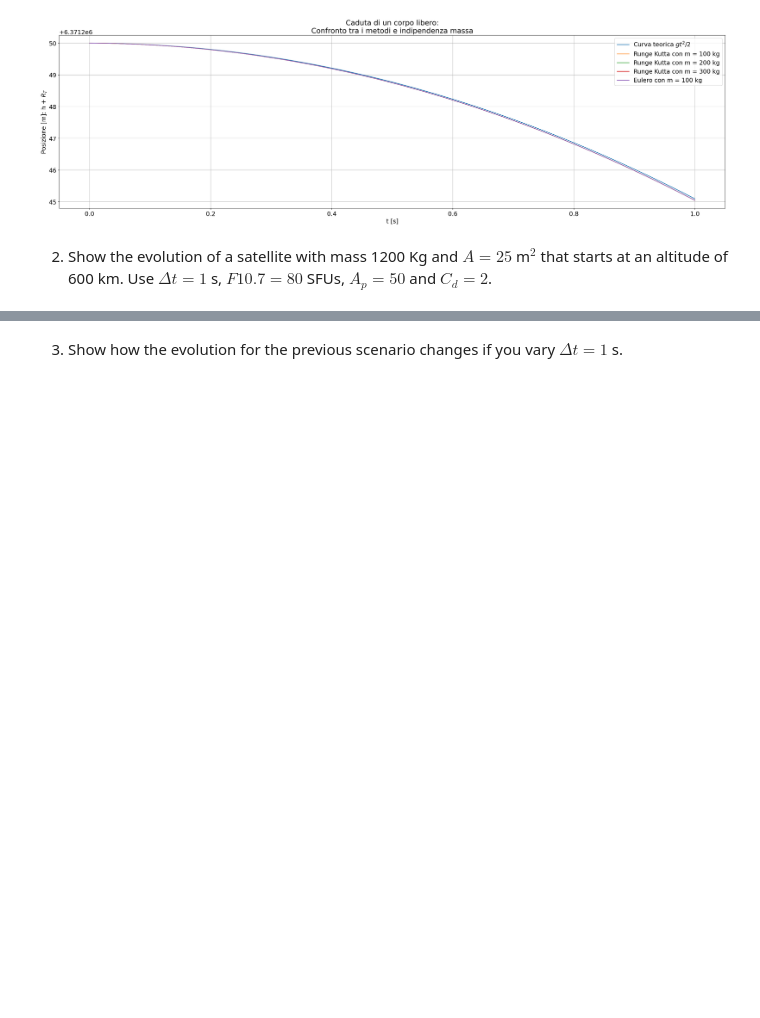
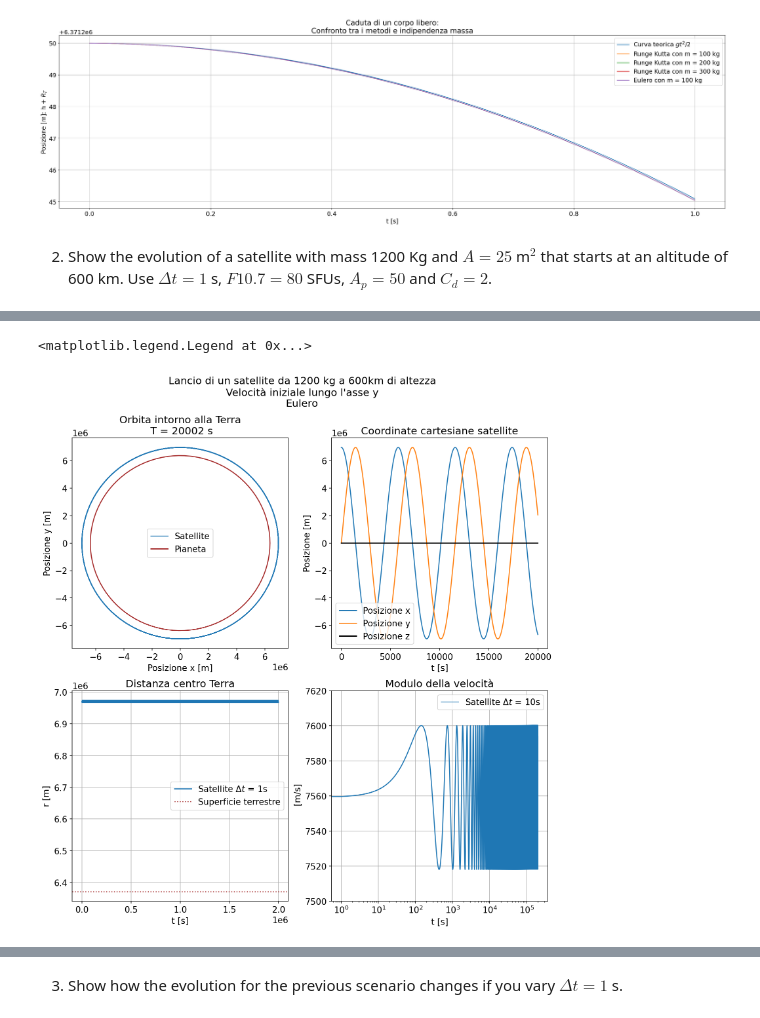
Before and after one commit to amifra8uni/LabCMP, a Jupyter notebook: Esame_28_gennaio.ipynb, the cells around one changed output, grey strips where cells are left out. Saved outputs shown, nothing was run; the diff lists cells and outputs as text; code cells hidden in the pictures; blank space fills up the shorter version.

```diff
--- a/Esame_28_gennaio.ipynb
+++ b/Esame_28_gennaio.ipynb
@@ -127,3 +129,78 @@ plt.legend()
+# %%
+%matplotlib inline
+%config InlineBackend.figure_format ='retina'
+plt.figure(figsize=(13,13))
+plt.rc('font', size=13)
+
+### Eulero ###
+
+# Importo le coordinate x dell'oggetto dei file della simulazione
+Eu_1200kg = '/content/drive/MyDrive/Colab Notebooks/Computing_Methods/Esame/simEu_dt_1_N_20k.dat'
+xEu,yEu,zEu = np.loadtxt(Eu_1200kg, unpack=True, usecols=(0,1,2))
+tEu = np.arange(len(xEu)*1, step = 1)
+
+## Plot 1 ##
+# Vediamo innanzitutto se compie un orbita circolare
+plt.subplot(2, 2, 1)
+plt.suptitle("Lancio di un satellite da 1200 kg a 600km di altezza\nVelocità iniziale lungo l'asse y\nEulero")
+plt.plot(xEu, yEu, label = "Satellite")
+plt.title("Orbita intorno alla Terra\n T = %.0f s" % len(xEu))
+plt.xlabel("Posizione x [m]")
+plt.ylabel(r"Posizione y [m]")
+
+# Disegno la superficie della terra
+RT = 6371000 # m
+theta = np.linspace(0, 2*np.pi, 100)
+xTerra = RT*np.cos(theta)
+yTerra = RT*np.sin(theta)
+plt.plot(xTerra,yTerra, label = "Pianeta", color= "brown")
+plt.legend()
+
+## Plot 2 ##
+# Disegno l'evoluzione temporale della componenta x e y
+# Mi aspetto un andamento circa sinusoidale
+# plt.figure(figsize=(12,12))
+plt.subplot(2, 2, 2)
+plt.plot(tEu, xEu, label = "Posizione x")
+plt.plot(tEu, yEu, label = "Posizione y")
+plt.plot(tEu, zEu, label = "Posizione z", color = "black")
+plt.title("Coordinate cartesiane satellite")
+plt.ylabel("Posizione [m]")
+plt.xlabel(r"t [s]")
+plt.legend()
+
+## Plot 3
+# Voglio vedere quanto il satellite si avvicina alla terra (se lo fa)
+plt.subplot(2, 2, 3)
+Eu_1200kg_N_2M = '/content/drive/MyDrive/Colab Notebooks/Computing_Methods/Esame/simEu_dt_1_N_2M.dat'
+rEu = np.loadtxt(Eu_1200kg_N_2M, unpack = True, usecols = 6)
+ttEu = np.arange(len(rEu)*1, step = 1)
+plt.plot(ttEu, rEu, label = "Satellite $\Delta t$ = 1s")
+plt.axhline(y = RT, color = 'brown', linestyle = ':', label = "Superficie terrestre")
+plt.title("Distanza centro Terra")
+plt.xlabel("t [s]")
+plt.ylabel("r [m]")
+plt.grid()
+plt.legend()
+
+## Plot 4
+# Il satellite oscilla, vedo cosa succede alla velocità
+plt.subplot(2, 2, 4)
+RK_1200kg_N_200k = '/content/drive/MyDrive/Colab Notebooks/Computing_Methods/Esame/sim2_dt_10_N_200k.dat'
+v = np.loadtxt(RK_1200kg_N_200k, unpack = True, usecols = 7)
+t_v = np.arange(len(v)*1, step = 1)
+plt.plot(t_v, v, label = "Satellite $\Delta t$ = 10s")
+#plt.axhline(y = RT, color = 'brown', linestyle = ':', label = "Superficie terrestre")
+plt.title("Modulo della velocità")
+plt.xlabel("t [s]")
+plt.ylabel(" [m/s]")
+plt.ylim(7500,7620)
+plt.xscale('log')
+plt.grid()
+plt.legend()
+# %% [output]
+<matplotlib.legend.Legend at 0x...>
+[figure, added]
 # %%
 # Proviamo ad animarlo
 import matplotlib.animation as animation
```
Also changed, not shown: parts of 9 cells of this notebook.
